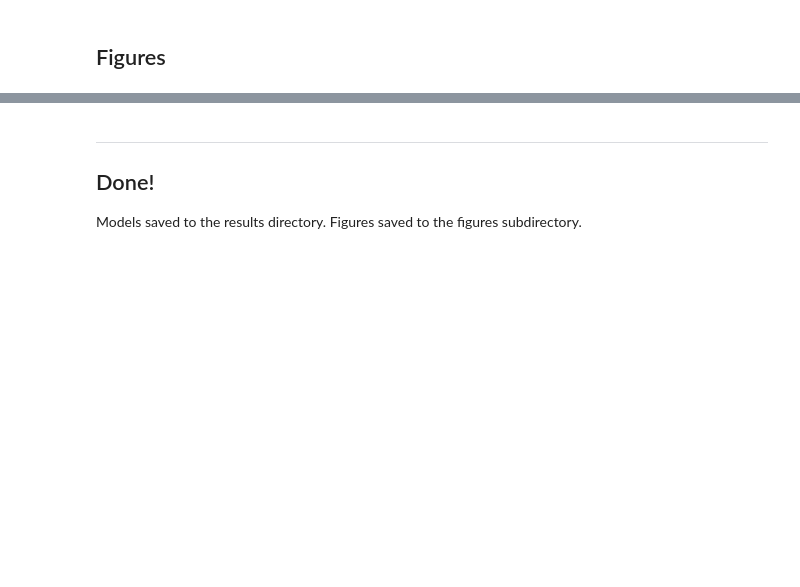
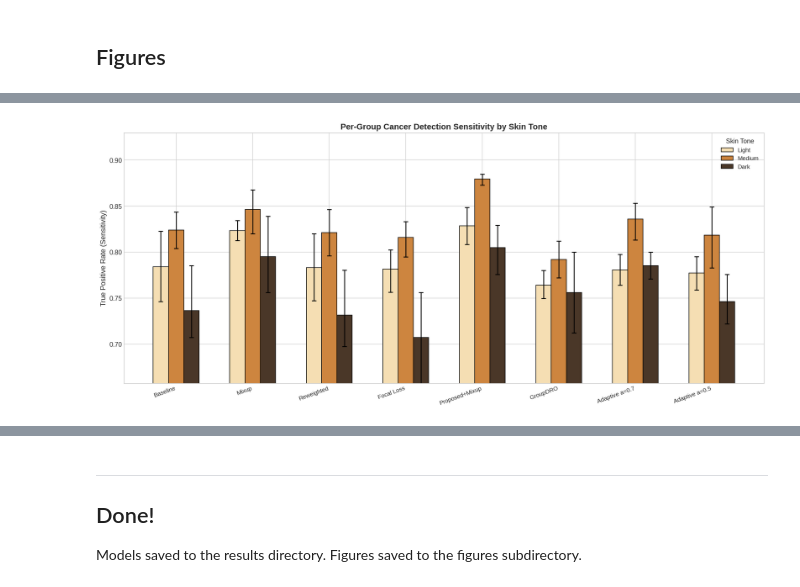
Before and after one commit to OluwaseyiFad/skin-lesion-classifier, a Jupyter notebook: fairderm.ipynb, the cells around one changed output, grey strips where cells are left out. Saved outputs shown, nothing was run; the diff lists cells and outputs as text; code cells hidden in the pictures; blank space fills up the shorter version.

```diff
--- a/fairderm.ipynb
+++ b/fairderm.ipynb
@@ -501,32 +669,34 @@ plt.show()
 # %%
 # Figure 3: Per-group sensitivity
-fig, ax = plt.subplots(figsize=(12, 7))
+fig, ax = plt.subplots(figsize=(16, 7))
 
 x           = np.arange(len(MODELS))
-width       = 0.25
+width       = 0.20
 skin_colors = ['#F5DEB3', '#CD853F', '#4A3728']
 
 for i, (group, color) in enumerate(zip(['light', 'medium', 'dark'], skin_colors)):
     mdata  = [fitz_agg[m][f'tpr_{group}'] for m in MODELS]
     values = [d['mean'] for d in mdata]
     yerr   = ([d['mean'] - d['ci_lower'] for d in mdata],
                [d['ci_upper'] - d['mean'] for d in mdata])
     ax.bar(x + (i-1)*width, values, width, yerr=yerr, label=group.capitalize(),
            color=color, edgecolor='black', linewidth=1, capsize=4,
            error_kw={'linewidth': 1.5, 'capthick': 1.5})
 
 ax.set_ylabel('True Positive Rate (Sensitivity)', fontsize=12)
 ax.set_title('Per-Group Cancer Detection Sensitivity by Skin Tone', fontsize=14, fontweight='bold')
 ax.set_xticks(x)
-ax.set_xticklabels([MODEL_LABELS[m] for m in MODELS], fontsize=11)
+ax.set_xticklabels([MODEL_LABELS[m] for m in MODELS], fontsize=10, rotation=20, ha='right')
 ax.legend(title='Skin Tone', fontsize=10)
 
 all_values = [fitz_agg[m][f'tpr_{g}']['mean'] for m in MODELS for g in ['light', 'medium', 'dark']]
 ax.set_ylim(min(all_values) - 0.05, max(all_values) + 0.05)
 
 plt.tight_layout()
 plt.savefig(figures_dir / 'fig3_per_group_tpr.png')
 plt.show()
+# %% [output]
+[figure, added]
 # %%
 # Figure 4: Accuracy vs fairness scatter
 fig, ax = plt.subplots(figsize=(10, 8))
```
Also changed, not shown: parts of 20 cells of this notebook, 5 other files.
